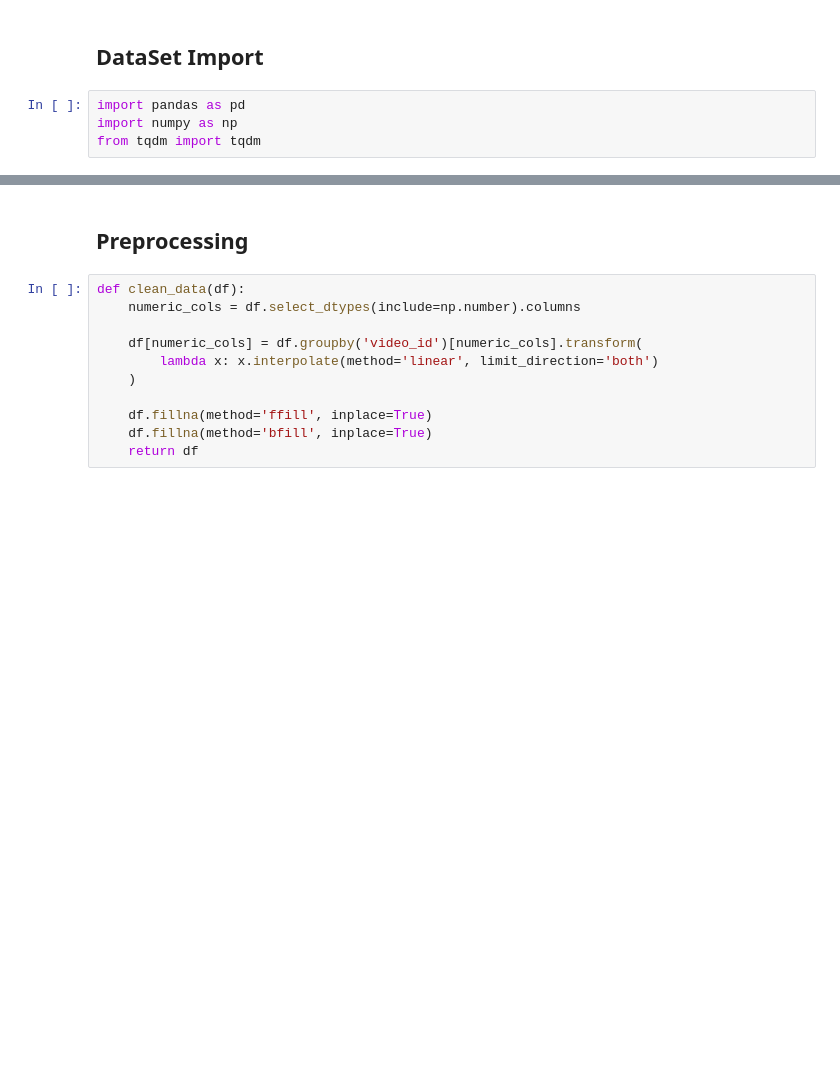
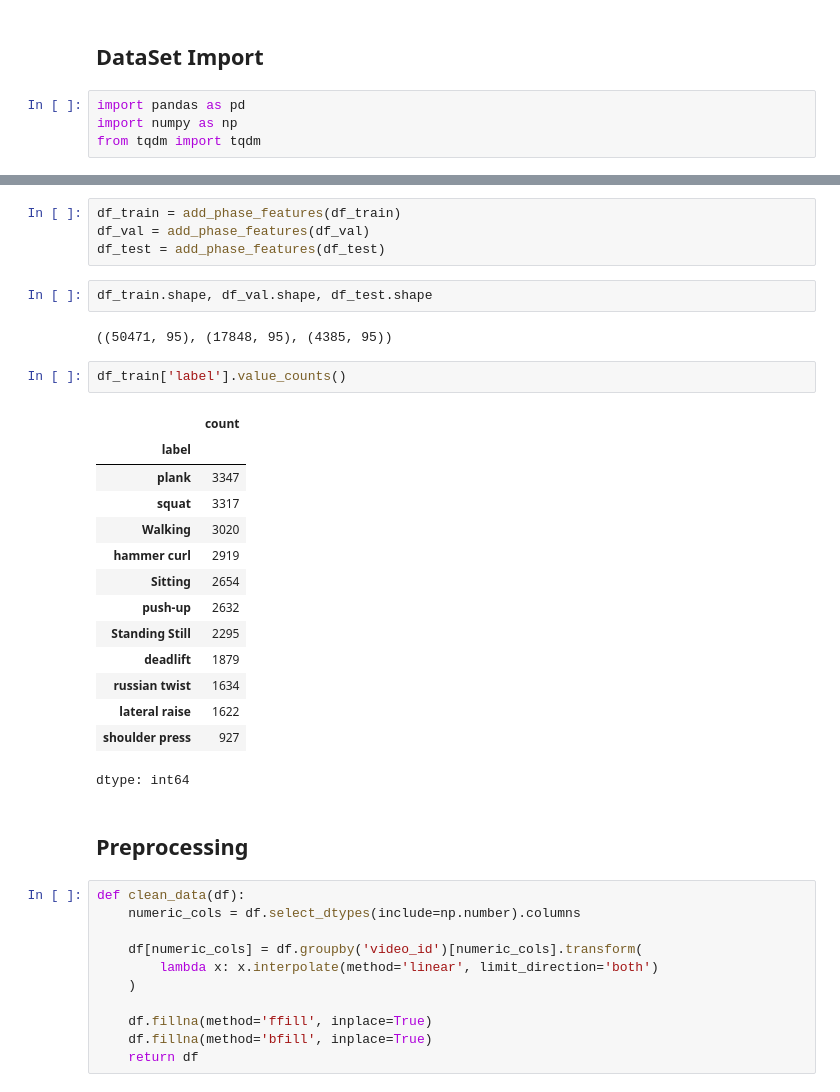
Before and after one commit to asghar-rizvi/Exercise-Detector, a Jupyter notebook: notebook/Exercise_Detector.ipynb, the cells around one changed output, grey strips where cells are left out. Saved outputs shown, nothing was run; the diff lists cells and outputs as text; blank space fills up the shorter version.

```diff
--- a/notebook/Exercise_Detector.ipynb
+++ b/notebook/Exercise_Detector.ipynb
@@ -42,3 +104,28 @@ df_test.head()
+# %%
+df_train = add_phase_features(df_train)
+df_val = add_phase_features(df_val)
+df_test = add_phase_features(df_test)
+# %%
+df_train.shape, df_val.shape, df_test.shape
+# %% [output]
+((50471, 95), (17848, 95), (4385, 95))
+# %%
+df_train['label'].value_counts()
+# %% [output]
+|  | count |
+| label |  |
+| plank | 3347 |
+| squat | 3317 |
+| Walking | 3020 |
+| hammer curl | 2919 |
+| Sitting | 2654 |
+| push-up | 2632 |
+| Standing Still | 2295 |
+| deadlift | 1879 |
+| russian twist | 1634 |
+| lateral raise | 1622 |
+| shoulder press | 927 |
+dtype: int64
 # %% [markdown]
 ## Preprocessing
 # %%
```
Also changed, not shown: parts of 60 cells of this notebook, 19 other files.
